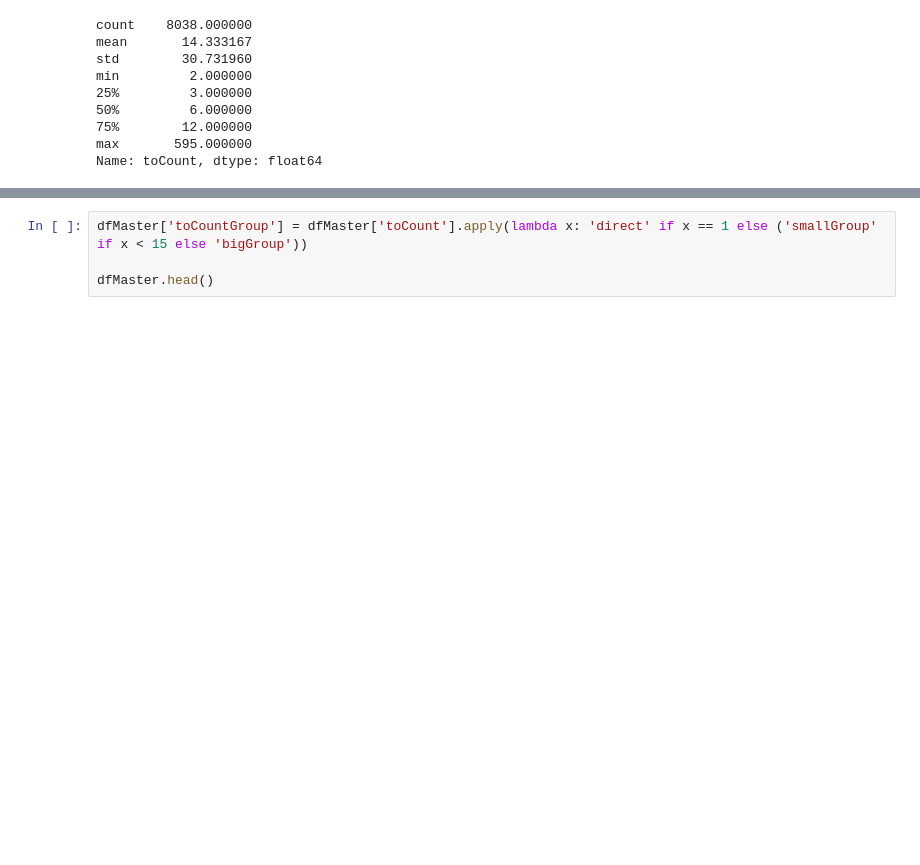
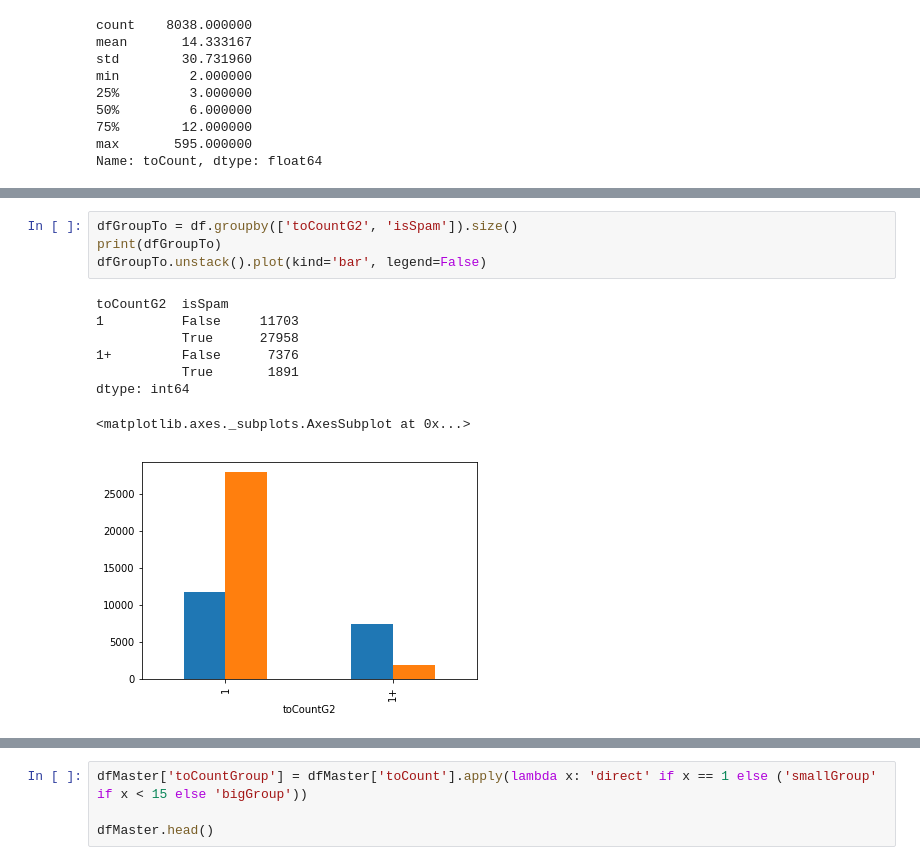
Before and after one commit to cordeiroph/SpamEmailClassifier, a Jupyter notebook: SpamEmailClassifier2.ipynb, the cells around one changed output, grey strips where cells are left out. Saved outputs shown, nothing was run; the diff lists cells and outputs as text; blank space fills up the shorter version.

```diff
--- a/SpamEmailClassifier2.ipynb
+++ b/SpamEmailClassifier2.ipynb
@@ -462,0 +494,13 @@ Name: toCount, dtype: float64
+# %%
+dfGroupTo = df.groupby(['toCountG2', 'isSpam']).size()
+print(dfGroupTo)
+dfGroupTo.unstack().plot(kind='bar', legend=False)
+# %% [output]
+toCountG2  isSpam
+1          False     11703
+           True      27958
+1+         False      7376
+           True       1891
+dtype: int64
+<matplotlib.axes._subplots.AxesSubplot at 0x...>
+[figure, added]
```
Also changed, not shown: parts of 11 cells of this notebook.
